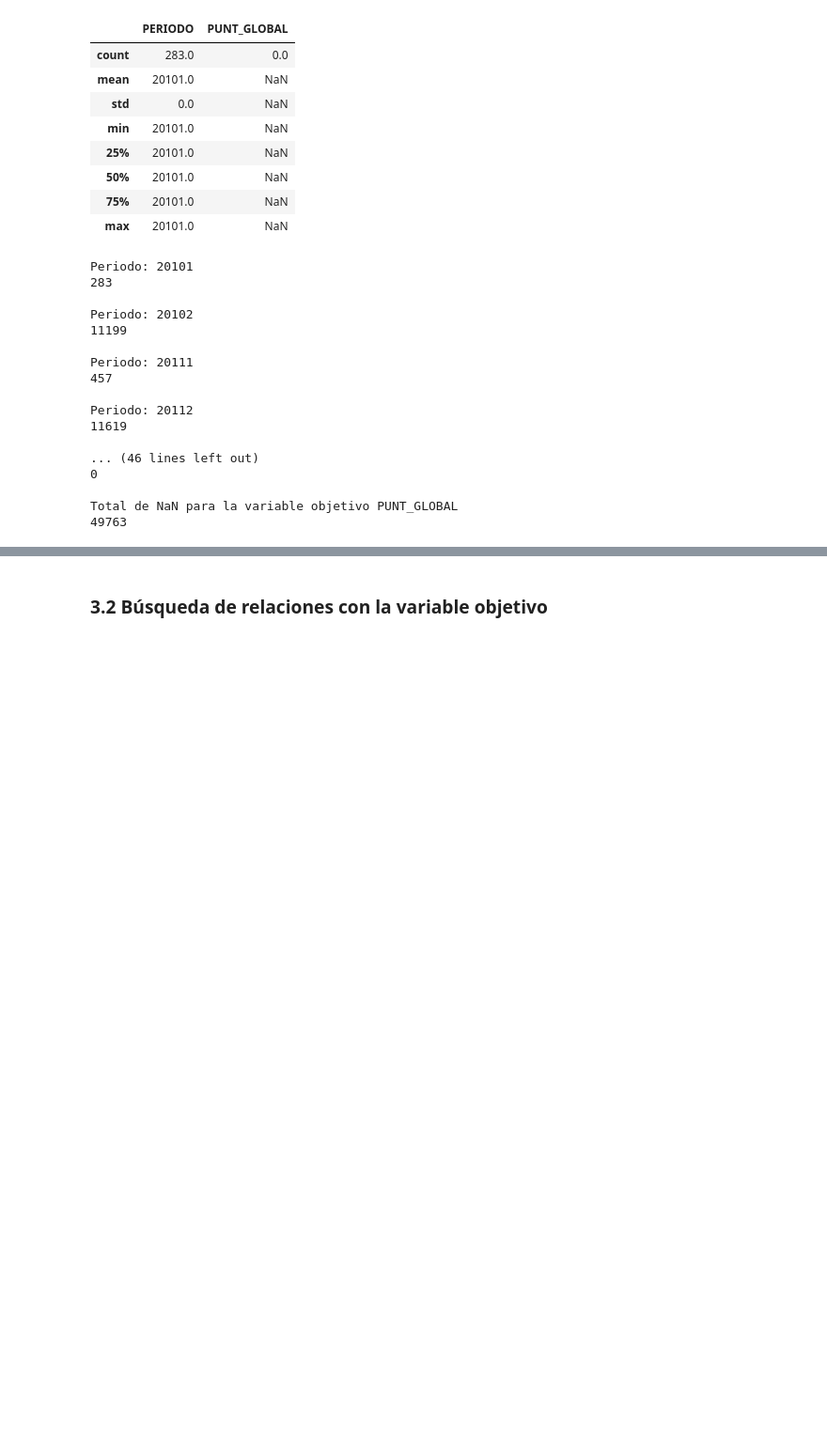
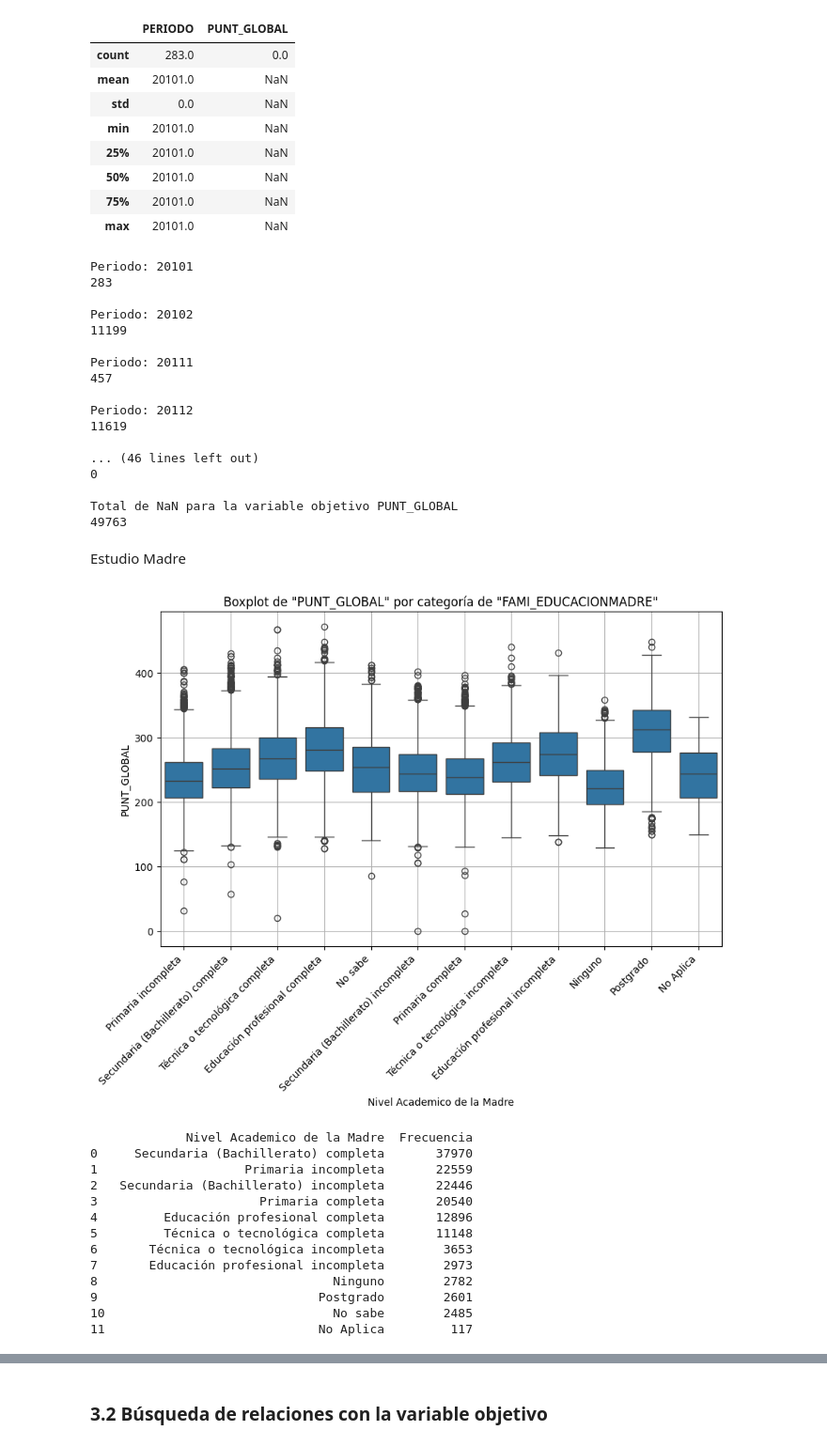
Before and after one commit to vcalderonmol/Proyecto3, a Jupyter notebook: Tarea 3.ipynb, the cells around one changed output, grey strips where cells are left out. Shown at 94% size. Saved outputs shown, nothing was run; the diff lists cells and outputs as text; code cells hidden in the pictures; blank space fills up the shorter version.

```diff
--- a/Tarea 3.ipynb
+++ b/Tarea 3.ipynb
@@ -9,8 +9,10 @@ data_df = pd.read_csv("Filtered_Resultados_Saber_11.csv")
 
 # Asigna los nombres de las columnas
 column_names = ['PERIODO', 'COLE_DEPTO_UBICACION', 'COLE_CALENDARIO',
-    'FAMI_TIENEAUTOMOVIL', 'FAMI_TIENECOMPUTADOR', 'FAMI_TIENEINTERNET',
-    'FAMI_TIENELAVADORA', 'PUNT_GLOBAL', 'COLE_AREA_UBICACION']
+       'FAMI_TIENEAUTOMOVIL', 'FAMI_TIENECOMPUTADOR', 'FAMI_TIENEINTERNET',
+       'FAMI_TIENELAVADORA', 'PUNT_GLOBAL', 'COLE_AREA_UBICACION',
+       'FAMI_ESTRATOVIVIENDA', 'FAMI_CUARTOSHOGAR', 'FAMI_EDUCACIONMADRE',
+       'FAMI_EDUCACIONPADRE']
 data_df.columns = column_names
 
 # Elimina la primera fila del DataFrame
@@ -358,3 +360,5 @@ Periodo: 20112
 
 Total de NaN para la variable objetivo PUNT_GLOBAL
 49763
+# %% [markdown]
+Estudio Madre
@@ -360,0 +384,30 @@ Total de NaN para la variable objetivo PUNT_GLOBAL
+# %%
+# Crea un boxplot de 'PUNT_GLOBAL' para cada categoría de 'FAMI_EDUCACIONMADRE'
+plt.figure(figsize=(10, 6))
+sns.boxplot(x='FAMI_EDUCACIONMADRE', y='PUNT_GLOBAL', data=data_df)
+plt.title('Boxplot de "PUNT_GLOBAL" por categoría de "FAMI_EDUCACIONMADRE"')
+plt.xlabel('Nivel Academico de la Madre')
+plt.ylabel('PUNT_GLOBAL')
+plt.xticks(rotation=45, ha='right')
+plt.grid(True)
+plt.show()
+
+# Tabla de frecuencia de la variable 'FAMI_EDUCACIONMADRE'
+cole_area_frequency_table = data_df['FAMI_EDUCACIONMADRE'].value_counts().reset_index()
+cole_area_frequency_table.columns = ['Nivel Academico de la Madre', 'Frecuencia']
+print(cole_area_frequency_table)
+# %% [output]
+[figure, added]
+             Nivel Academico de la Madre  Frecuencia
+0     Secundaria (Bachillerato) completa       37970
+1                    Primaria incompleta       22559
+2   Secundaria (Bachillerato) incompleta       22446
+3                      Primaria completa       20540
+4         Educación profesional completa       12896
+5         Técnica o tecnológica completa       11148
+6       Técnica o tecnológica incompleta        3653
+7       Educación profesional incompleta        2973
+8                                Ninguno        2782
+9                              Postgrado        2601
+10                               No sabe        2485
+11                             No Aplica         117
```
Also changed, not shown: parts of 11 cells of this notebook, 4 other files.
